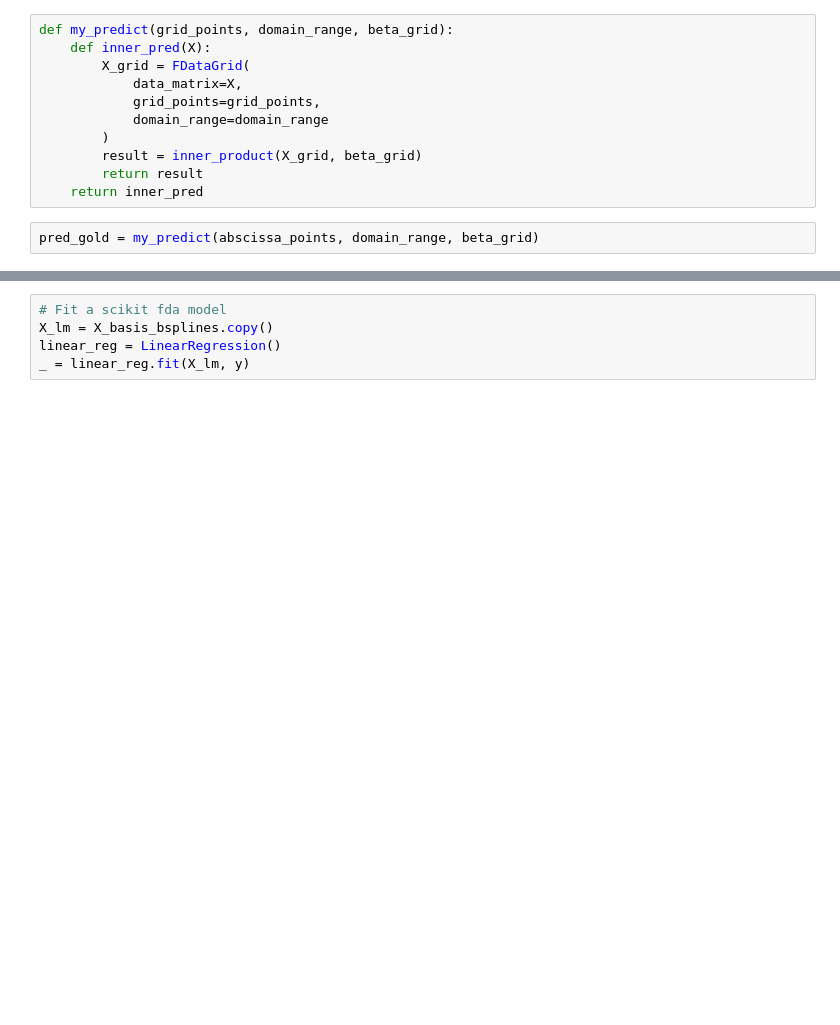
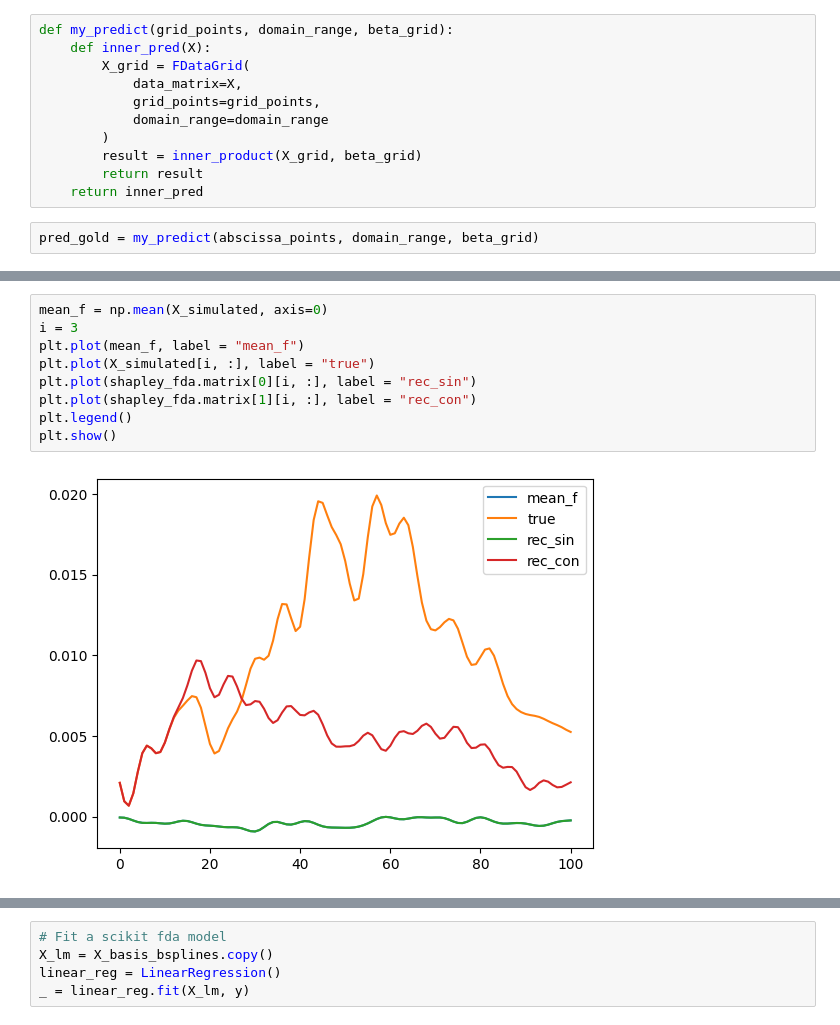
Before and after one commit to pachoning/shapley_fda_experiments, a Jupyter notebook: data_beta.ipynb, the cells around one changed output, grey strips where cells are left out. Drawn from its saved outputs; the diff is of its cells as text; blank space fills up the shorter version.

```diff
--- a/data_beta.ipynb
+++ b/data_beta.ipynb
@@ -96,2 +157,13 @@ values_shapley = shapley_fda.compute_shapley_value(num_intervals=13, num_permuta
+# %%
+mean_f = np.mean(X_simulated, axis=0)
+i = 3
+plt.plot(mean_f, label = "mean_f")
+plt.plot(X_simulated[i, :], label = "true")
+plt.plot(shapley_fda.matrix[0][i, :], label = "rec_sin")
+plt.plot(shapley_fda.matrix[1][i, :], label = "rec_con")
+plt.legend()
+plt.show()
+# %% [output]
+[figure, added]
 # %%
 values_shapley
```
Also changed, not shown: parts of 15 cells of this notebook, 1 other file.
